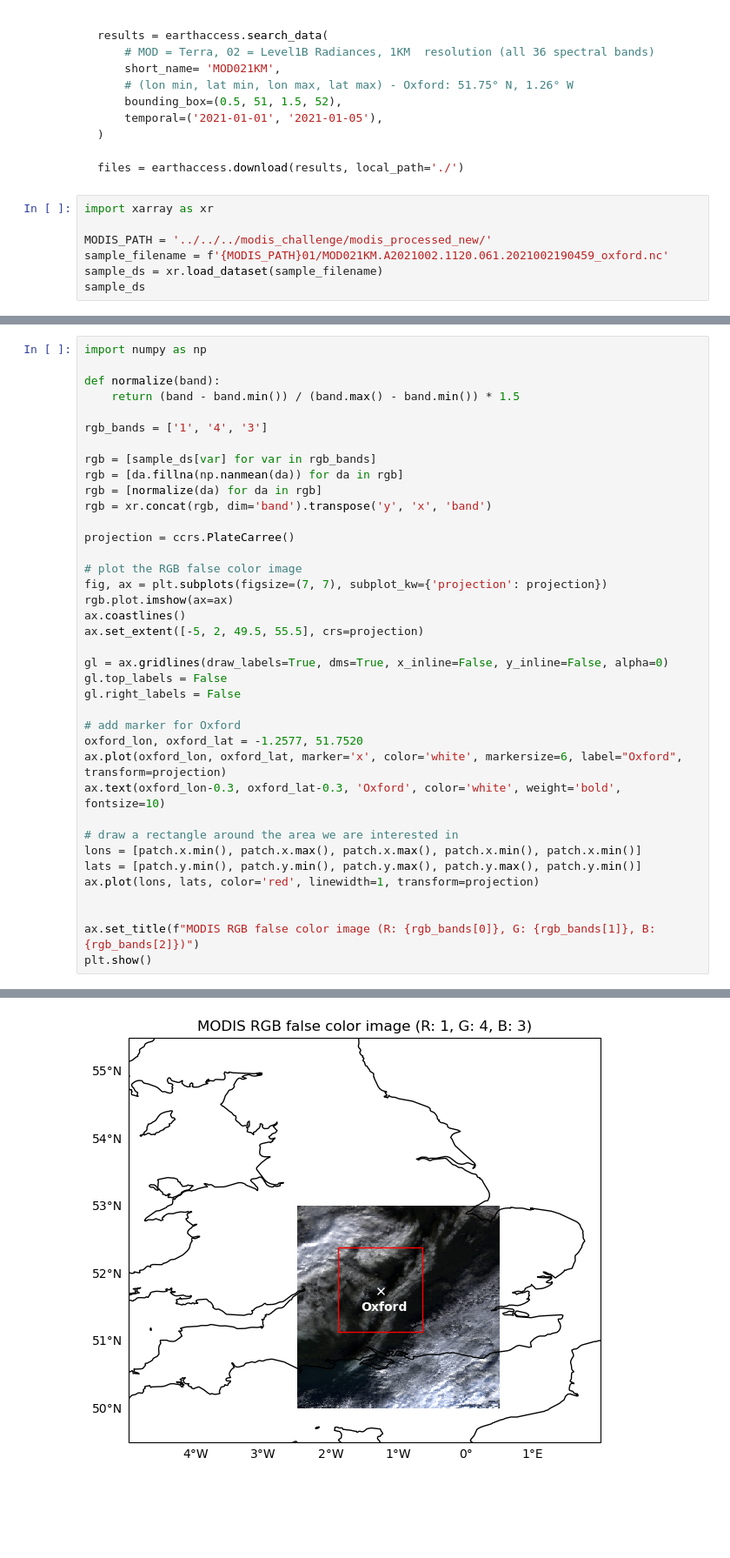
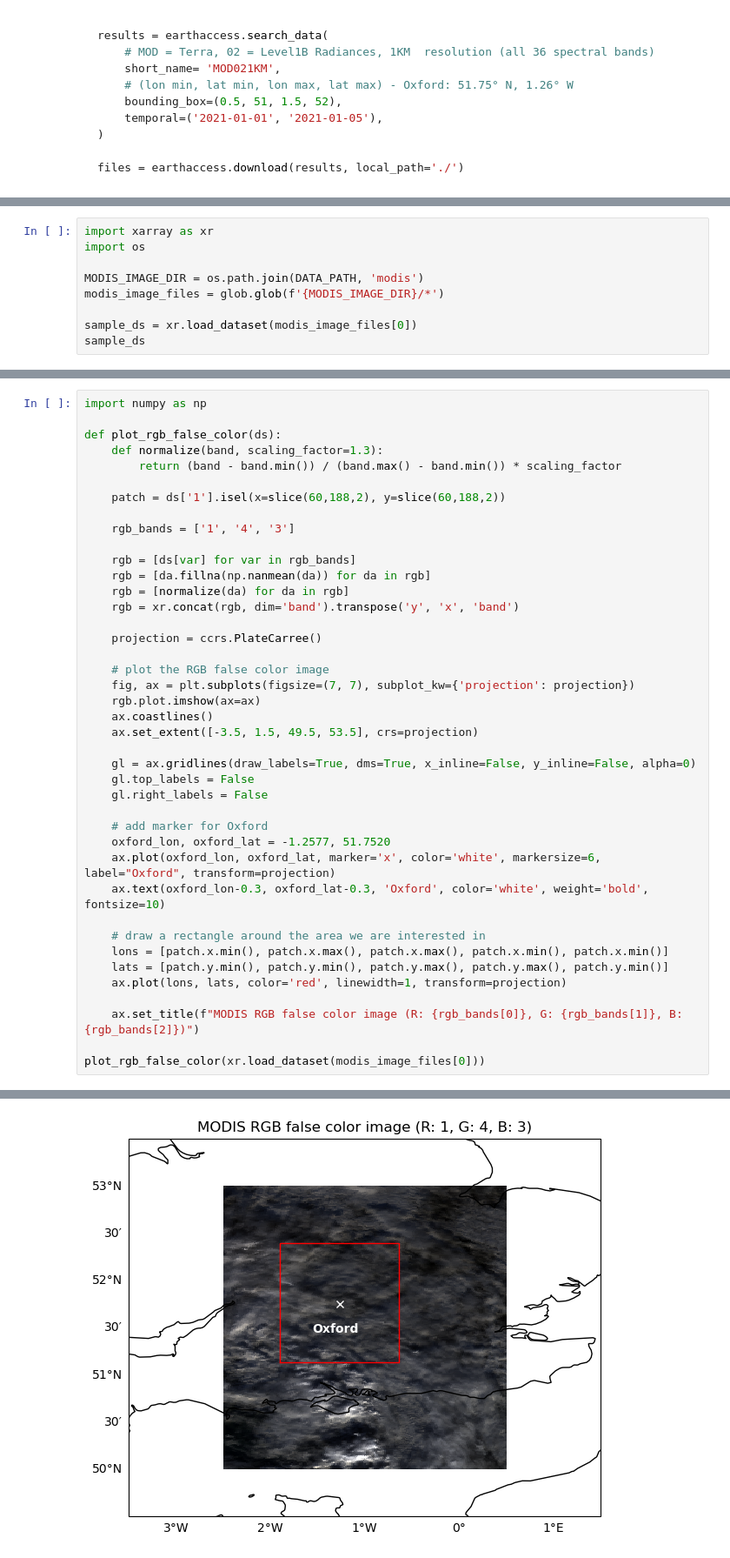
Before and after one commit to lillif/IECDT_EarthObservation, a Jupyter notebook: challenges/1-sunny-oxford/sun-prediction.ipynb, the cells around one changed output, grey strips where cells are left out. Shown at 87% size. Saved outputs shown, nothing was run; the diff lists cells and outputs as text; blank space fills up the shorter version.

````diff
--- a/challenges/1-sunny-oxford/sun-prediction.ipynb
+++ b/challenges/1-sunny-oxford/sun-prediction.ipynb
@@ -90,10 +162,3 @@ results = earthaccess.search_data(
 
 files = earthaccess.download(results, local_path='./')
 ```
-# %%
-import xarray as xr
-
-MODIS_PATH = '../../../modis_challenge/modis_processed_new/'
-sample_filename = f'{MODIS_PATH}01/MOD021KM.A2021002.1120.061.2021002190459_oxford.nc'
-sample_ds = xr.load_dataset(sample_filename)
-sample_ds
@@ -117,0 +165,9 @@ Attributes: (12/15)
+# %%
+import xarray as xr
+import os
+
+MODIS_IMAGE_DIR = os.path.join(DATA_PATH, 'modis')
+modis_image_files = glob.glob(f'{MODIS_IMAGE_DIR}/*')
+
+sample_ds = xr.load_dataset(modis_image_files[0])
+sample_ds
@@ -162,39 +237,42 @@ plt.show()
 # %%
 import numpy as np
 
-def normalize(band):
-    return (band - band.min()) / (band.max() - band.min()) * 1.5
+def plot_rgb_false_color(ds):
+    def normalize(band, scaling_factor=1.3):
+        return (band - band.min()) / (band.max() - band.min()) * scaling_factor
 
-rgb_bands = ['1', '4', '3']
+    patch = ds['1'].isel(x=slice(60,188,2), y=slice(60,188,2))
 
-rgb = [sample_ds[var] for var in rgb_bands]
-rgb = [da.fillna(np.nanmean(da)) for da in rgb]
-rgb = [normalize(da) for da in rgb]
-rgb = xr.concat(rgb, dim='band').transpose('y', 'x', 'band')
+    rgb_bands = ['1', '4', '3']
 
-projection = ccrs.PlateCarree()
+    rgb = [ds[var] for var in rgb_bands]
+    rgb = [da.fillna(np.nanmean(da)) for da in rgb]
+    rgb = [normalize(da) for da in rgb]
+    rgb = xr.concat(rgb, dim='band').transpose('y', 'x', 'band')
 
-# plot the RGB false color image
-fig, ax = plt.subplots(figsize=(7, 7), subplot_kw={'projection': projection})
-rgb.plot.imshow(ax=ax)
-ax.coastlines()
-ax.set_extent([-5, 2, 49.5, 55.5], crs=projection)
+    projection = ccrs.PlateCarree()
 
-gl = ax.gridlines(draw_labels=True, dms=True, x_inline=False, y_inline=False, alpha=0)
-gl.top_labels = False
-gl.right_labels = False
+    # plot the RGB false color image
+    fig, ax = plt.subplots(figsize=(7, 7), subplot_kw={'projection': projection})
+    rgb.plot.imshow(ax=ax)
+    ax.coastlines()
+    ax.set_extent([-3.5, 1.5, 49.5, 53.5], crs=projection)
 
-# add marker for Oxford
-oxford_lon, oxford_lat = -1.2577, 51.7520
-ax.plot(oxford_lon, oxford_lat, marker='x', color='white', markersize=6, label="Oxford", transform=projection)
-ax.text(oxford_lon-0.3, oxford_lat-0.3, 'Oxford', color='white', weight='bold', fontsize=10)
+    gl = ax.gridlines(draw_labels=True, dms=True, x_inline=False, y_inline=False, alpha=0)
+    gl.top_labels = False
+    gl.right_labels = False
 
-# draw a rectangle around the area we are interested in
-lons = [patch.x.min(), patch.x.max(), patch.x.max(), patch.x.min(), patch.x.min()]
-lats = [patch.y.min(), patch.y.min(), patch.y.max(), patch.y.max(), patch.y.min()]
-ax.plot(lons, lats, color='red', linewidth=1, transform=projection)
+    # add marker for Oxford
+    oxford_lon, oxford_lat = -1.2577, 51.7520
+    ax.plot(oxford_lon, oxford_lat, marker='x', color='white', markersize=6, label="Oxford", transform=projection)
+    ax.text(oxford_lon-0.3, oxford_lat-0.3, 'Oxford', color='white', weight='bold', fontsize=10)
 
+    # draw a rectangle around the area we are interested in
+    lons = [patch.x.min(), patch.x.max(), patch.x.max(), patch.x.min(), patch.x.min()]
+    lats = [patch.y.min(), patch.y.min(), patch.y.max(), patch.y.max(), patch.y.min()]
+    ax.plot(lons, lats, color='red', linewidth=1, transform=projection)
 
-ax.set_title(f"MODIS RGB false color image (R: {rgb_bands[0]}, G: {rgb_bands[1]}, B: {rgb_bands[2]})")
-plt.show()
+    ax.set_title(f"MODIS RGB false color image (R: {rgb_bands[0]}, G: {rgb_bands[1]}, B: {rgb_bands[2]})")
+
+plot_rgb_false_color(xr.load_dataset(modis_image_files[0]))
 # %% [output]
@@ -202 +280 @@ Clipping input data to the valid range for imshow with RGB data ([0..1] for floa
-[figure, old version]
+[figure, new version]
````
Also changed, not shown: parts of 68 cells of this notebook, 5 other files.
